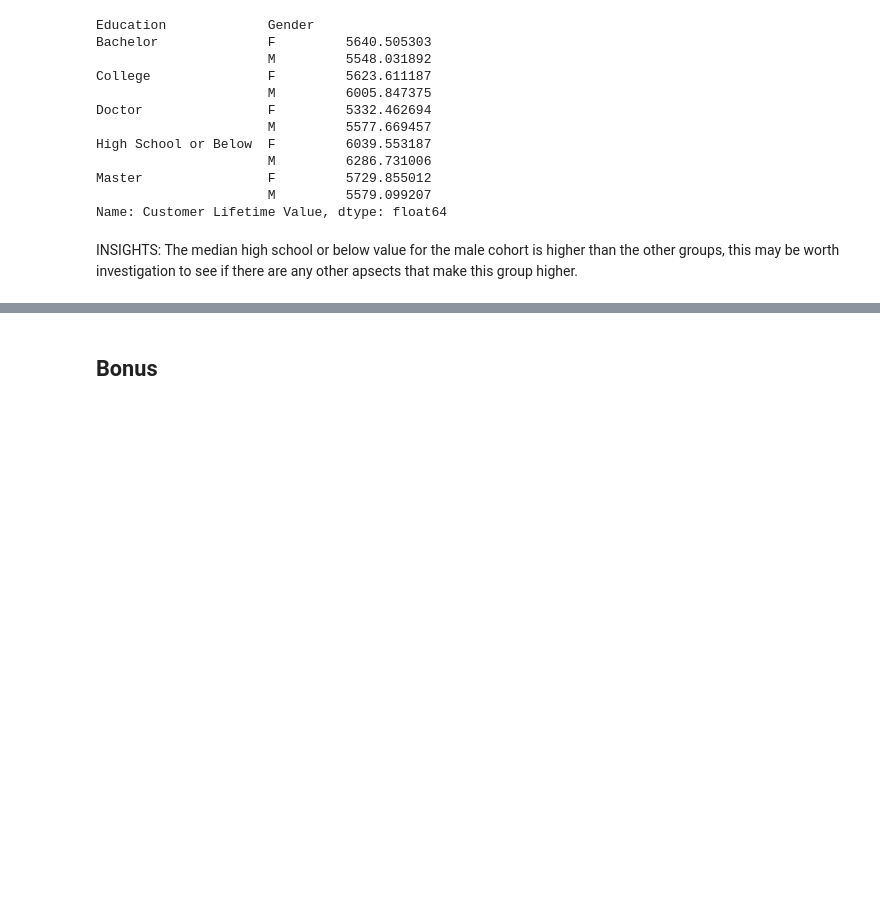
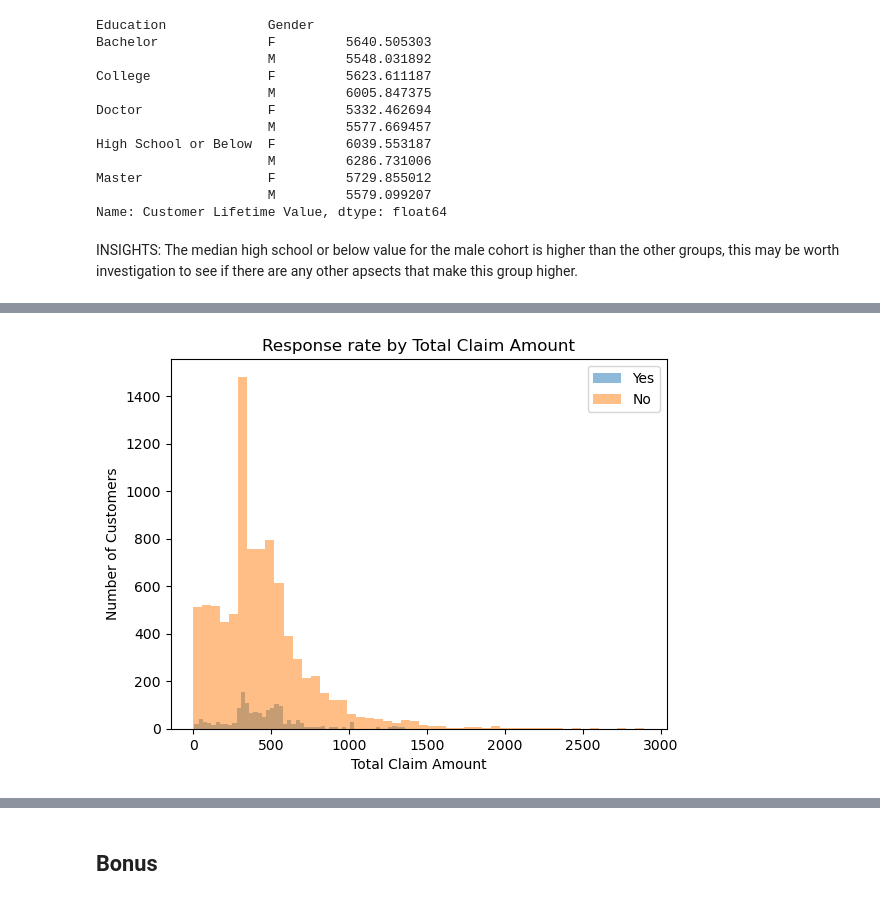
Before and after one commit to pdesgrip/lab-customer-analysis-round-3, a Jupyter notebook: lab-dw-aggregating.ipynb, the cells around one changed output, grey strips where cells are left out. Saved outputs shown, nothing was run; the diff lists cells and outputs as text; code cells hidden in the pictures; blank space fills up the shorter version.

```diff
--- a/lab-dw-aggregating.ipynb
+++ b/lab-dw-aggregating.ipynb
@@ -147,0 +209,12 @@ Show a plot of the response rate by income.
+# %%
+# Shows a plot of the response rate by the total claim amount. Histogram would likely be best here
+
+plt.hist(data[data['Response'] == 'Yes']['Total Claim Amount'], bins=50, alpha=0.5, label='Yes')
+plt.hist(data[data['Response'] == 'No']['Total Claim Amount'], bins=50, alpha=0.5, label='No')
+plt.title('Response rate by Total Claim Amount')
+plt.ylabel('Number of Customers')
+plt.xlabel('Total Claim Amount')
+plt.legend(loc='upper right')
+plt.show()
+# %% [output]
+[figure, added]
```
Also changed, not shown: parts of 7 cells of this notebook.
